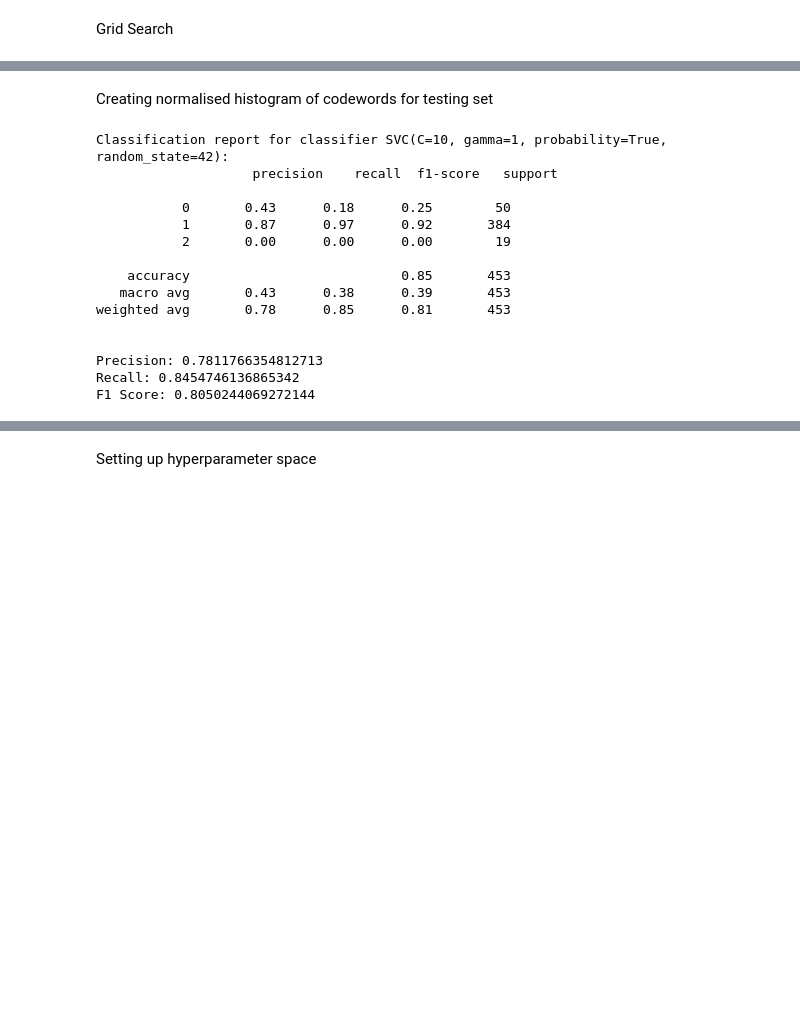
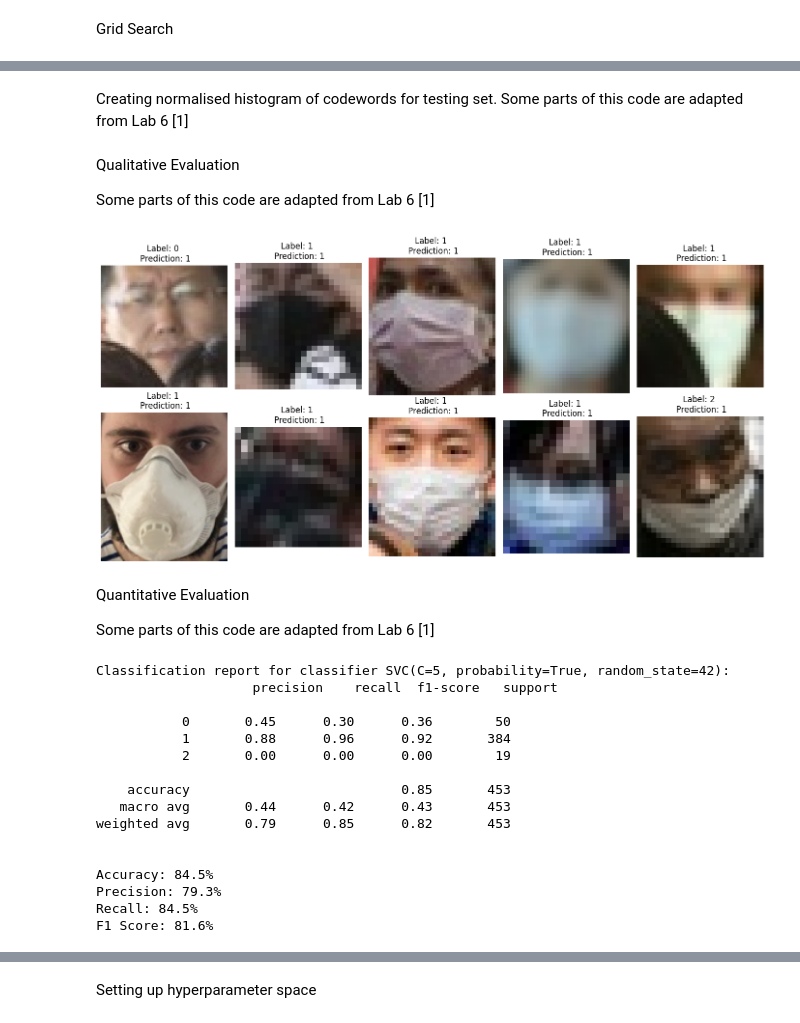
Before and after one commit to sa06840/FaceCoveringDetection, a Jupyter notebook: courseworkCode.ipynb, the cells around one changed output, grey strips where cells are left out. Saved outputs shown, nothing was run; the diff lists cells and outputs as text; code cells hidden in the pictures; blank space fills up the shorter version.

```diff
--- a/courseworkCode.ipynb
+++ b/courseworkCode.ipynb
@@ -172,9 +180,9 @@ descriptorsTrainArray = np.vstack(descriptorsList)
 # %% [markdown]
 Setting up hyperparameter space
 # %%
-kValues = [15, 30, 45, 60]
-svmCValues = [0.1, 1, 10]
-svmGammaValues = [0.01, 0.1, 1]
+kValues = [10, 15, 30, 45, 60, 100, 150]
+svmCValues = [0.1, 0.5, 1, 5, 10]
+svmGammaValues = ['scale', 'auto', 0.001, 0.01, 0.1]
 # %% [markdown]
 Grid Search
 # %%
@@ -258,15 +304,21 @@ kmeansBestSVM = KMeans(n_clusters=bestSVMK, n_init='auto', random_state=randomSt
+# %%
+kMeansPath = os.path.join(GOOGLE_DRIVE_PATH, 'Models', 'siftSVM', 'bestKmeansSVM.joblib')
+bestKmeansSVM = load(kMeansPath)
+
+modelPath = os.path.join(GOOGLE_DRIVE_PATH, 'Models', 'siftSVM', 'bestSiftSVMClassifier.joblib')
+bestSiftSVMClassifier = load(modelPath)
 # %% [markdown]
-Creating normalised histogram of codewords for testing set
+Creating normalised histogram of codewords for testing set. Some parts of this code are adapted from Lab 6 [1]
 # %%
-histogramTestList = []
-
+histogramTestList = []                              # this code creates the normalised histogram of codewords using
+                                                    # best performing K means for the test set
 for i in range(len(xTest)):
     img = img_as_ubyte(color.rgb2gray(xTest[i]))
     kp, des = sift.detectAndCompute(img, None)
 
     if des is not None:
-        hist = np.zeros(k)
-        idx = kmeansBestSVM.predict(des)
+        hist = np.zeros(bestSiftSVMParams['k']) #100
+        idx = bestKmeansSVM.predict(des)
         for j in idx:
             hist[j] = hist[j] + (1 / len(des))
         # hist = scale.transform(hist.reshape(1, -1))
@@ -278,4 +330,5 @@ for i in range(len(xTest)):
 idxNotEmpty = [i for i, x in enumerate(histogramTestList) if x is not None]
 histogramTestList = [histogramTestList[i] for i in idxNotEmpty]
 yTestUpdated = [yTest[i] for i in idxNotEmpty]
+xTestUpdated = [xTest[i] for i in idxNotEmpty]
 histogramTestArray = np.vstack(histogramTestList)
@@ -284,28 +337,55 @@ yPred = bestSVMClassifier.predict(histogramTestArray).tolist()
+# %% [markdown]
+Qualitative Evaluation
+
+Some parts of this code are adapted from Lab 6 [1]
+# %%
+import random
+
+randomIndices = random.sample(range(len(xTestUpdated)), 10)
+fig, axes = plt.subplots(2, 5, figsize=(14, 7))
+ax = axes.ravel()
+
+for i, idx in enumerate(randomIndices):
+    ax[i].imshow(xTestUpdated[idx])
+    ax[i].set_title(f'Label: {yTestUpdated[idx]} \n Prediction: {yPred[idx]}')
+    ax[i].set_axis_off()
+
+fig.tight_layout()
+plt.show()
+# %% [output]
+[figure, added]
+# %% [markdown]
+Quantitative Evaluation
+
+Some parts of this code are adapted from Lab 6 [1]
 # %%
-print(f"""Classification report for classifier {bestSVMClassifier}:
+print(f"""Classification report for classifier {bestSiftSVMClassifier}:
       {classification_report(yTestUpdated, yPred, zero_division=0)}\n""")
 
+accuracy = accuracy_score(yTestUpdated, yPred)
 precision, recall, f1, _ = precision_recall_fscore_support(yTestUpdated, yPred, average='weighted', zero_division=0)
 
-print("Precision:", precision)
-print("Recall:", recall)
-print("F1 Score:", f1)
+print(f"Accuracy: {accuracy * 100:.1f}%")
+print(f"Precision: {precision * 100:.1f}%")
+print(f"Recall: {recall * 100:.1f}%")
+print(f"F1 Score: {f1 * 100:.1f}%")
 # %% [output]
-Classification report for classifier SVC(C=10, gamma=1, probability=True, random_state=42):
+Classification report for classifier SVC(C=5, probability=True, random_state=42):
                     precision    recall  f1-score   support
 
-           0       0.43      0.18      0.25        50
-           1       0.87      0.97      0.92       384
+           0       0.45      0.30      0.36        50
+           1       0.88      0.96      0.92       384
            2       0.00      0.00      0.00        19
 
     accuracy                           0.85       453
-   macro avg       0.43      0.38      0.39       453
-weighted avg       0.78      0.85      0.81       453
+   macro avg       0.44      0.42      0.43       453
+weighted avg       0.79      0.85      0.82       453
 
 
-Precision: 0.7811766354812713
-Recall: 0.8454746136865342
-F1 Score: 0.8050244069272144
+Accuracy: 84.5%
+Precision: 79.3%
+Recall: 84.5%
+F1 Score: 81.6%
 # %%
 classLabels = ['0', '1', '2']
 cm = confusion_matrix(yTestUpdated, yPred)
```
Also changed, not shown: parts of 135 cells of this notebook.
